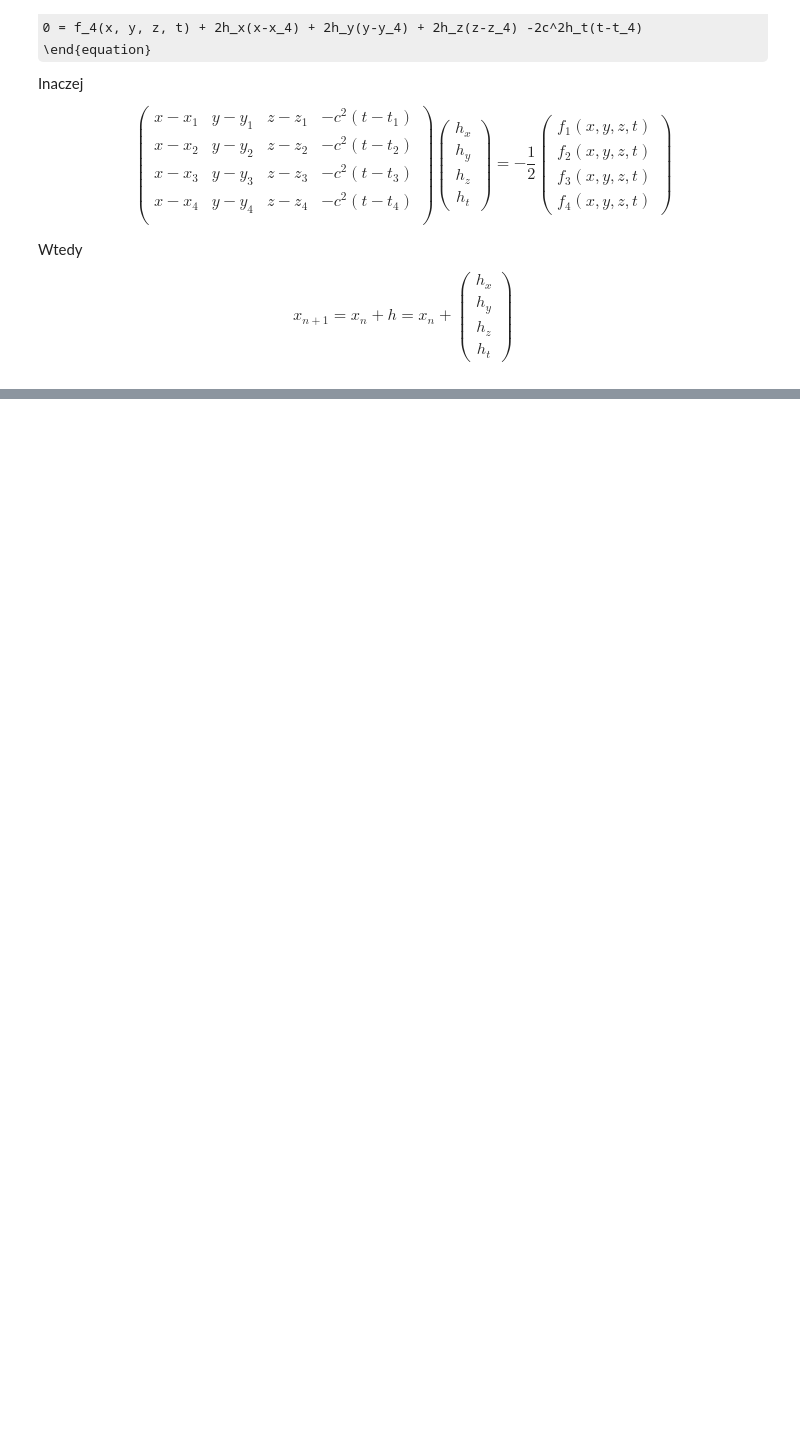
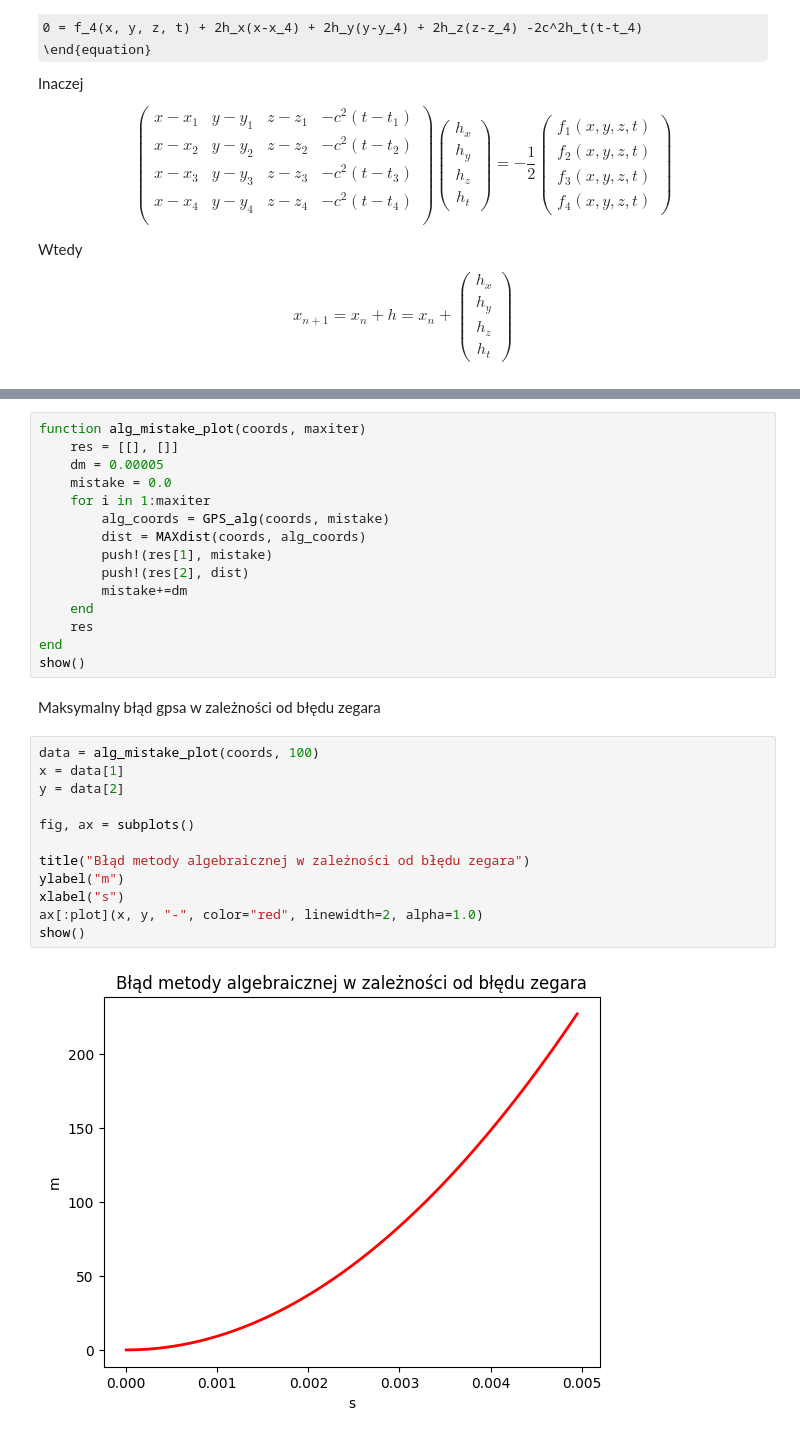
Before and after one commit to jakubzadrozny/pracownia2, a Jupyter notebook: prog/program.ipynb, the cells around one changed output, grey strips where cells are left out. Saved outputs shown, nothing was run; the diff lists cells and outputs as text; some formulas as TeX source; blank space fills up the shorter version.

```diff
--- a/prog/program.ipynb
+++ b/prog/program.ipynb
@@ -205,0 +371,31 @@ println(algebraic(satalg))
+# %%
+function alg_mistake_plot(coords, maxiter)
+    res = [[], []]
+    dm = 0.00005
+    mistake = 0.0
+    for i in 1:maxiter
+        alg_coords = GPS_alg(coords, mistake)
+        dist = MAXdist(coords, alg_coords)
+        push!(res[1], mistake)
+        push!(res[2], dist)
+        mistake+=dm
+    end
+    res
+end
+show()
+# %% [markdown]
+Maksymalny błąd gpsa w zależności od błędu zegara
+# %%
+data = alg_mistake_plot(coords, 100)
+x = data[1]
+y = data[2]
+
+fig, ax = subplots()
+
+title("Błąd metody algebraicznej w zależności od błędu zegara")
+ylabel("m")
+xlabel("s")
+ax[:plot](x, y, "-", color="red", linewidth=2, alpha=1.0)
+show()
+# %% [output]
+[figure, added]
```
Also changed, not shown: parts of 8 cells of this notebook.
